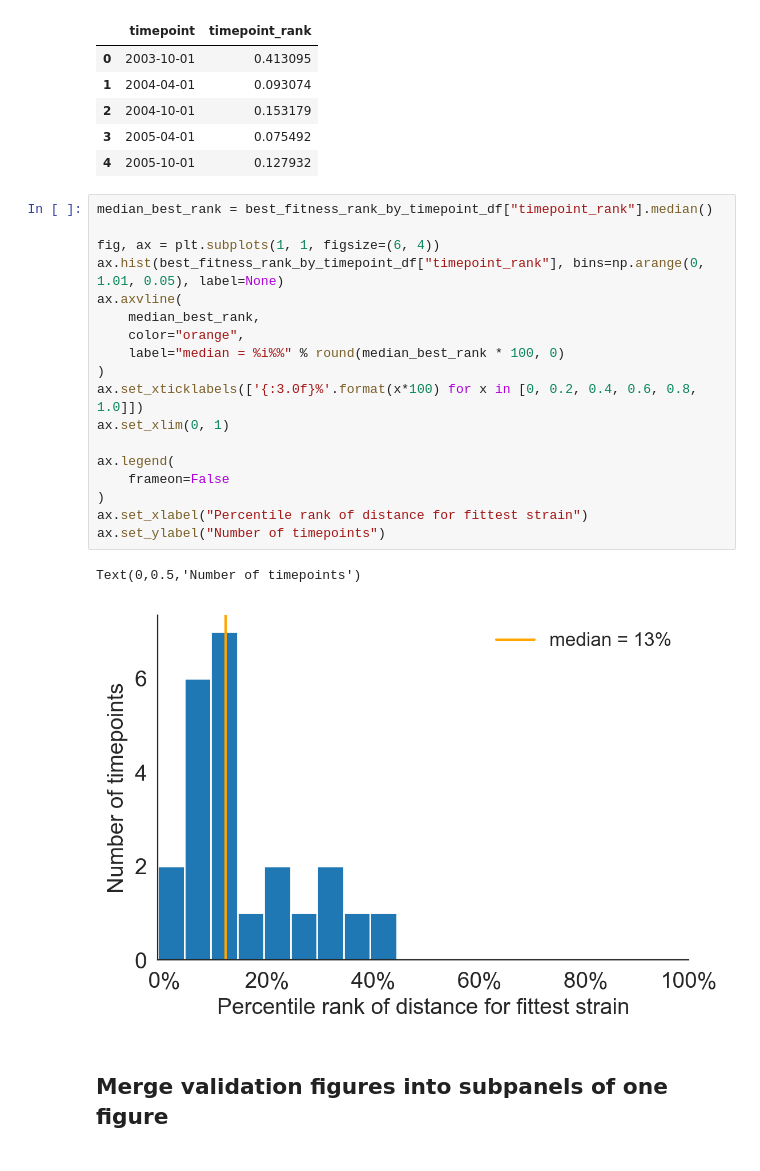
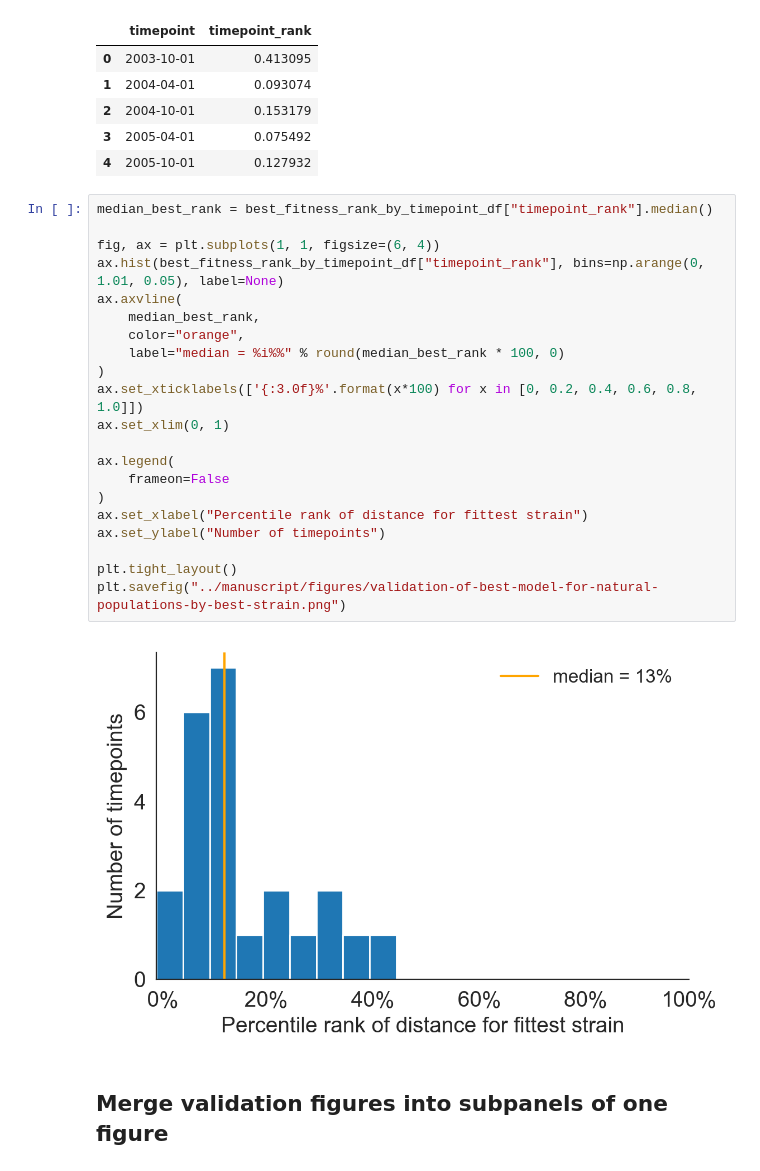
Before and after one commit to blab/flu-forecasting, a Jupyter notebook: analyses/2019-10-01-frequency-correlations-for-natural-populations-with-nested-clades-from-full-tree.ipynb, the cells around one changed output. Drawn from its saved outputs; the diff is of its cells as text.

```diff
--- a/analyses/2019-10-01-frequency-correlations-for-natural-populations-with-nested-clades-from-full-tree.ipynb
+++ b/analyses/2019-10-01-frequency-correlations-for-natural-populations-with-nested-clades-from-full-tree.ipynb
@@ -579,24 +580,26 @@ best_fitness_rank_by_timepoint_df.head()
 # %%
 median_best_rank = best_fitness_rank_by_timepoint_df["timepoint_rank"].median()
 
 fig, ax = plt.subplots(1, 1, figsize=(6, 4))
 ax.hist(best_fitness_rank_by_timepoint_df["timepoint_rank"], bins=np.arange(0, 1.01, 0.05), label=None)
 ax.axvline(
     median_best_rank,
     color="orange",
     label="median = %i%%" % round(median_best_rank * 100, 0)
 )
 ax.set_xticklabels(['{:3.0f}%'.format(x*100) for x in [0, 0.2, 0.4, 0.6, 0.8, 1.0]])
 ax.set_xlim(0, 1)
 
 ax.legend(
     frameon=False
 )
 ax.set_xlabel("Percentile rank of distance for fittest strain")
 ax.set_ylabel("Number of timepoints")
+
+plt.tight_layout()
+plt.savefig("../manuscript/figures/validation-of-best-model-for-natural-populations-by-best-strain.png")
 # %% [output]
-Text(0,0.5,'Number of timepoints')
-[figure, old version]
+[figure, new version]
 # %% [markdown]
 ## Merge validation figures into subpanels of one figure
 # %%
```
Also changed, not shown: parts of 1 cell of this notebook, 5 other files.
